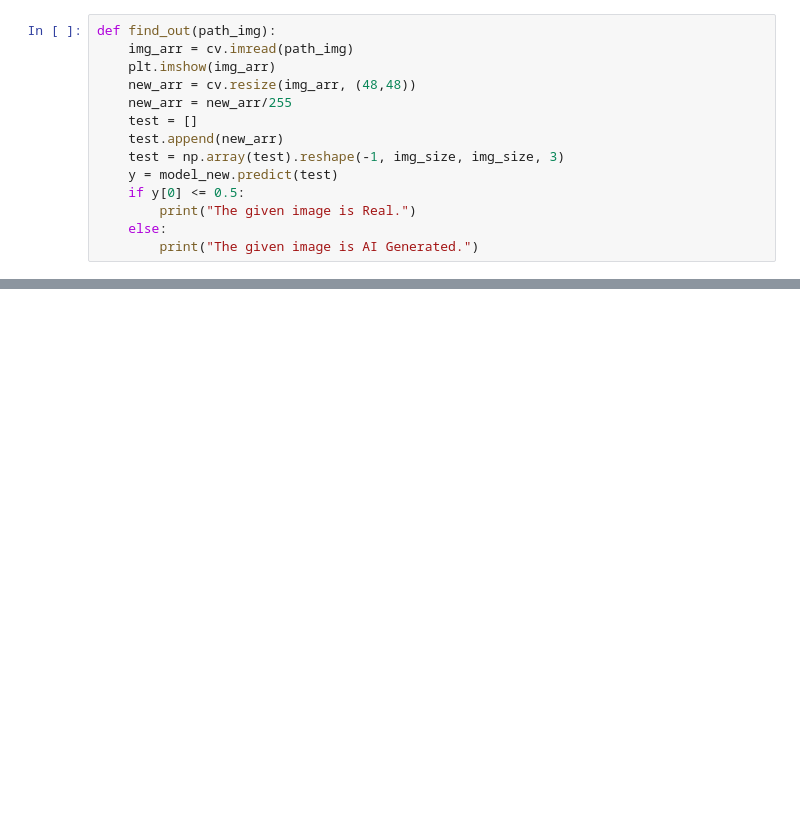
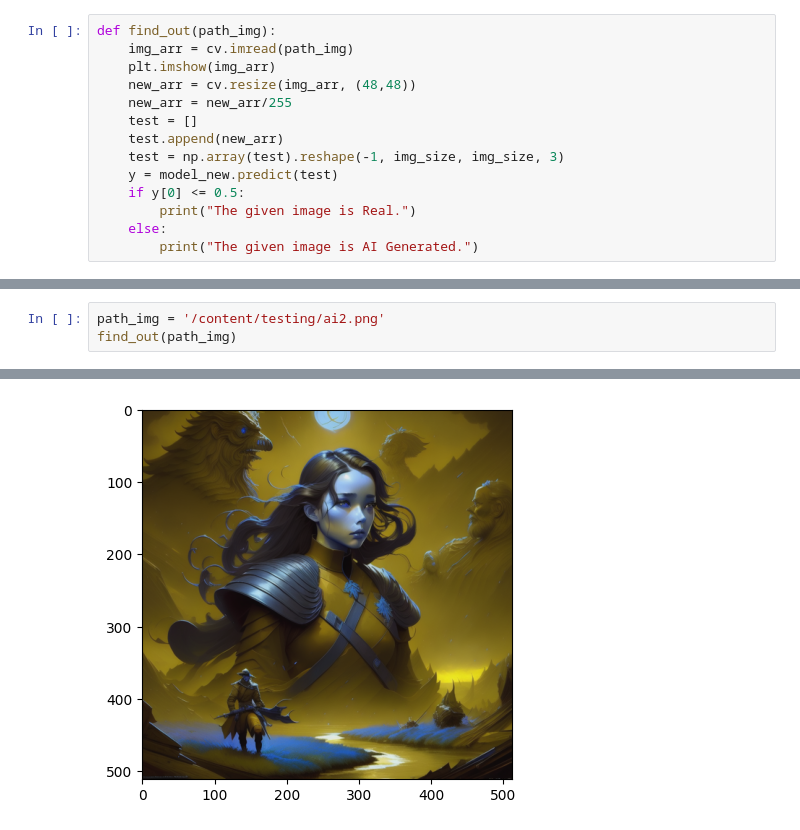
Before and after one commit to roydendsouza31/AI-Generated-Images-vs-Real-Images, a Jupyter notebook: main.ipynb, the cells around one changed output, grey strips where cells are left out. Saved outputs shown, nothing was run; the diff lists cells and outputs as text; blank space fills up the shorter version.

```diff
--- a/main.ipynb
+++ b/main.ipynb
@@ -401 +460,5 @@ The given image is Real.
 [figure]
+# %%
+path_img = '/content/testing/ai2.png'
+find_out(path_img)
+# %% [output]
@@ -401,0 +467 @@ The given image is Real.
+[figure, added]
```
Also changed, not shown: parts of 25 cells of this notebook.
